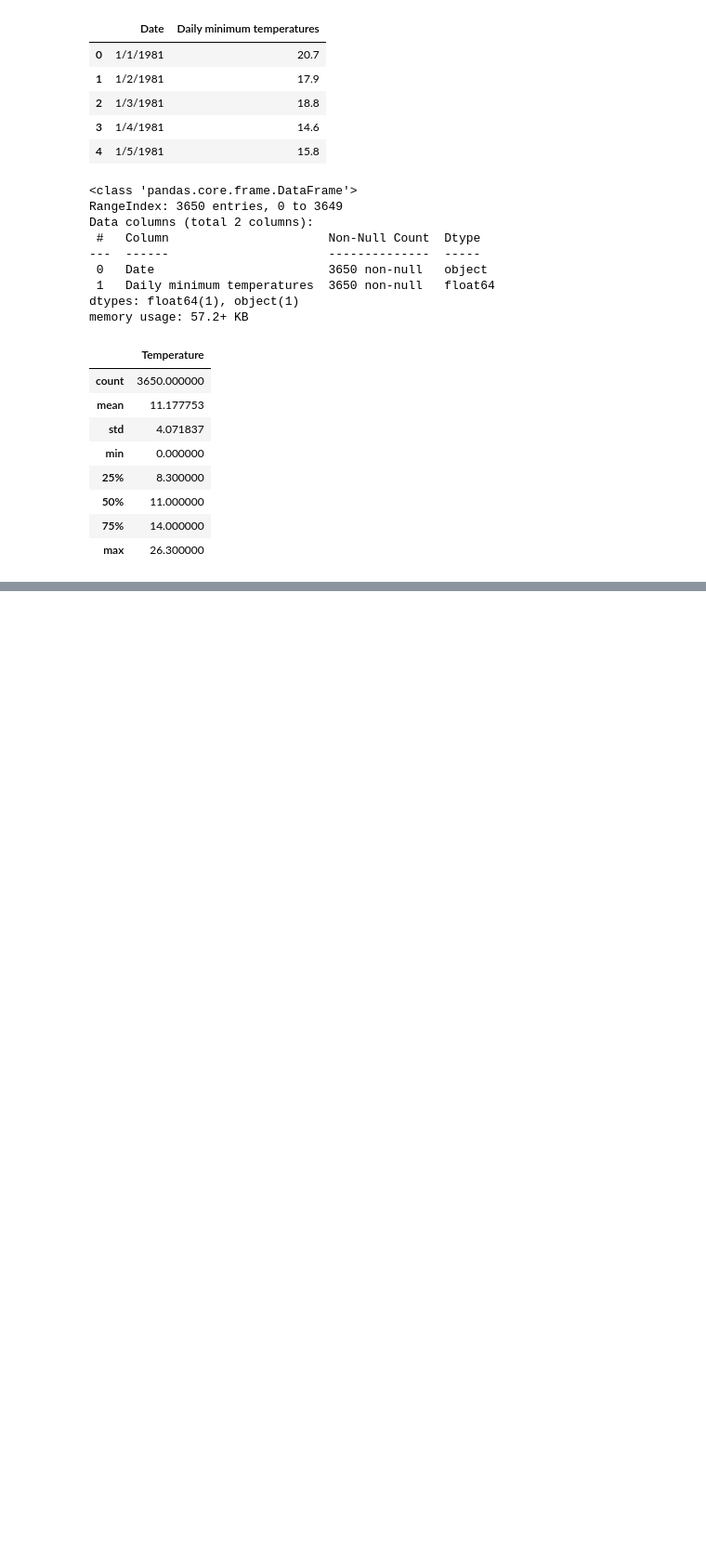
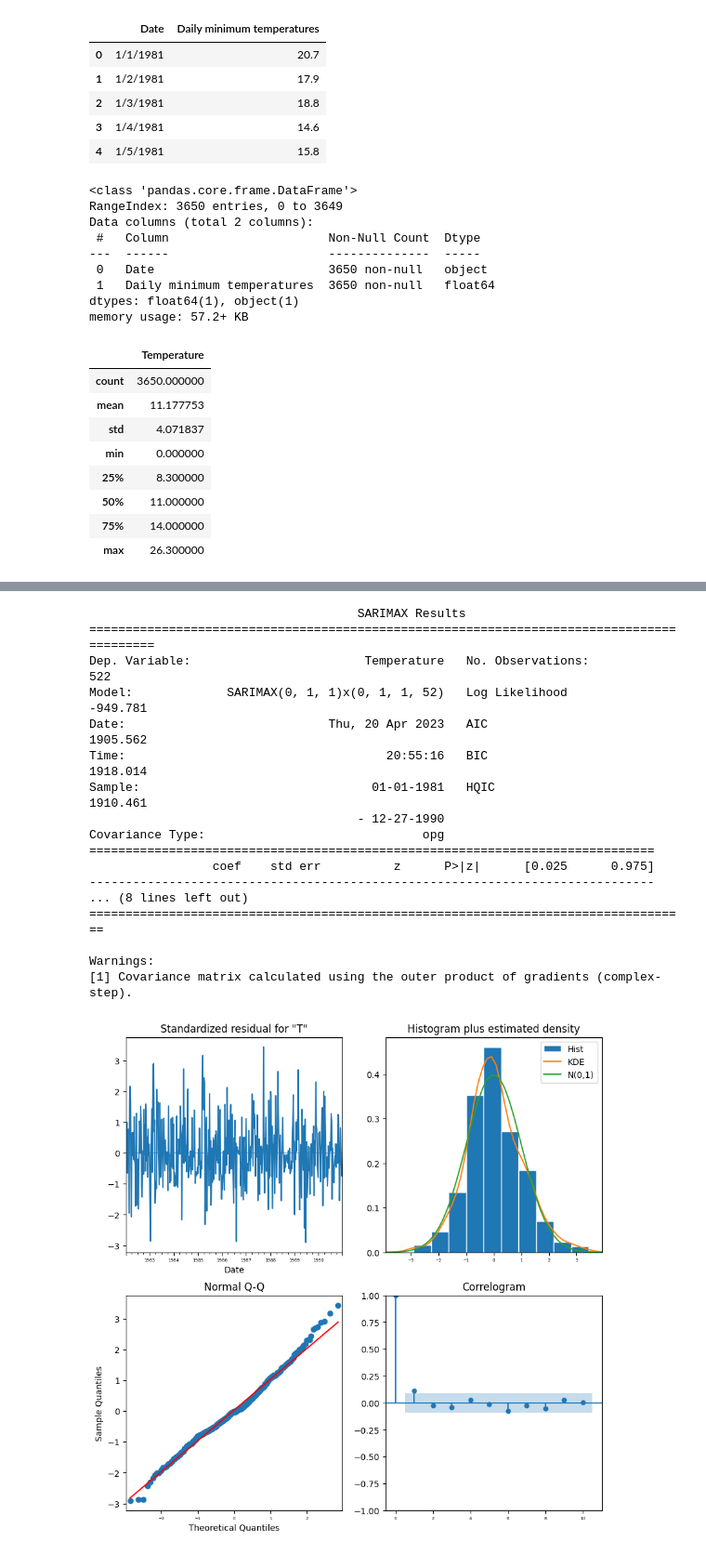
Before and after one commit to fermonzongh/CEIA, a Jupyter notebook: Series de Tiempo/Notebooks/AnalisisSerieDeTiempo.ipynb, the cells around one changed output, grey strips where cells are left out. Shown at 93% size. Cells and saved outputs as stored; diff of their text form; code cells hidden in the pictures; blank space fills up the shorter version.

Commit message:
Modelos SARIMA y LSTM

```diff
--- a/Series de Tiempo/Notebooks/AnalisisSerieDeTiempo.ipynb
+++ b/Series de Tiempo/Notebooks/AnalisisSerieDeTiempo.ipynb
@@ -56,0 +109,26 @@ plt.show()
+# %%
+from statsmodels.tsa.statespace.sarimax import SARIMAX
+model = SARIMAX(weekly_temps['Temperature'], order=(0,1,1), seasonal_order=(0,1,1,52))
+model_fit = model.fit()
+print(model_fit.summary())
+model_fit.plot_diagnostics(figsize=(10,10))
+plt.show()
+# %% [output]
+                                     SARIMAX Results
+==========================================================================================
+Dep. Variable:                        Temperature   No. Observations:                  522
+Model:             SARIMAX(0, 1, 1)x(0, 1, 1, 52)   Log Likelihood                -949.781
+Date:                            Thu, 20 Apr 2023   AIC                           1905.562
+Time:                                    20:55:16   BIC                           1918.014
+Sample:                                01-01-1981   HQIC                          1910.461
+                                     - 12-27-1990
+Covariance Type:                              opg
+==============================================================================
+                 coef    std err          z      P>|z|      [0.025      0.975]
+------------------------------------------------------------------------------
+... (8 lines left out)
+===================================================================================
+
+Warnings:
+[1] Covariance matrix calculated using the outer product of gradients (complex-step).
+[figure, added]
```
Also changed, not shown: parts of 52 cells of this notebook.
